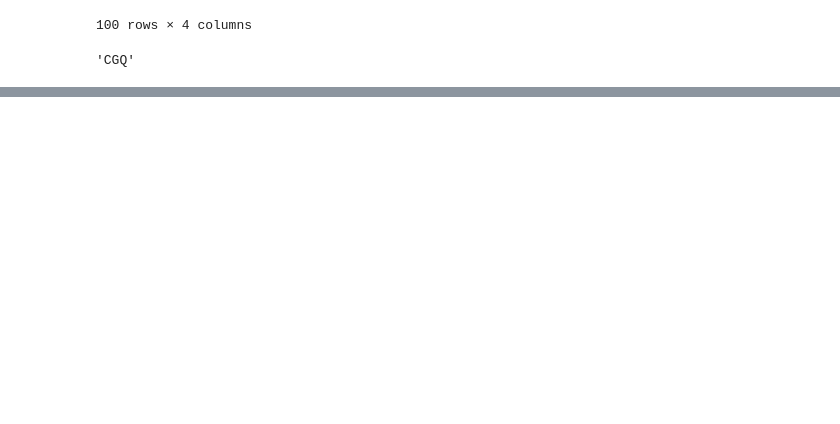
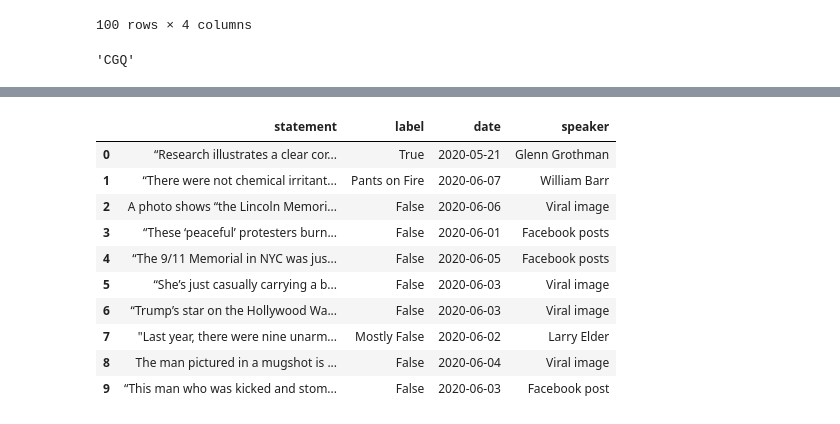
Before and after one commit to KunojiLym/metis_project_4, a Jupyter notebook: googlefactcheck.ipynb, the cells around one changed output, grey strips where cells are left out. Saved outputs shown, nothing was run; the diff lists cells and outputs as text; code cells hidden in the pictures; blank space fills up the shorter version.

```diff
--- a/googlefactcheck.ipynb
+++ b/googlefactcheck.ipynb
@@ -121,0 +188,14 @@ dict(r.json())['nextPageToken']
+# %%
+politifact_df
+# %% [output]
+|  | statement | label | date | speaker |
+| 0 | “Research illustrates a clear cor... | True | 2020-05-21 | Glenn Grothman |
+| 1 | “There were not chemical irritant... | Pants on Fire | 2020-06-07 | William Barr |
+| 2 | A photo shows “the Lincoln Memori... | False | 2020-06-06 | Viral image |
+| 3 | “These ‘peaceful’ protesters burn... | False | 2020-06-01 | Facebook posts |
+| 4 | “The 9/11 Memorial in NYC was jus... | False | 2020-06-05 | Facebook posts |
+| 5 | “She’s just casually carrying a b... | False | 2020-06-03 | Viral image |
+| 6 | “Trump’s star on the Hollywood Wa... | False | 2020-06-03 | Viral image |
+| 7 | "Last year, there were nine unarm... | Mostly False | 2020-06-02 | Larry Elder |
+| 8 | The man pictured in a mugshot is ... | False | 2020-06-04 | Viral image |
+| 9 | “This man who was kicked and stom... | False | 2020-06-03 | Facebook post |
```
Also changed, not shown: parts of 5 cells of this notebook.
